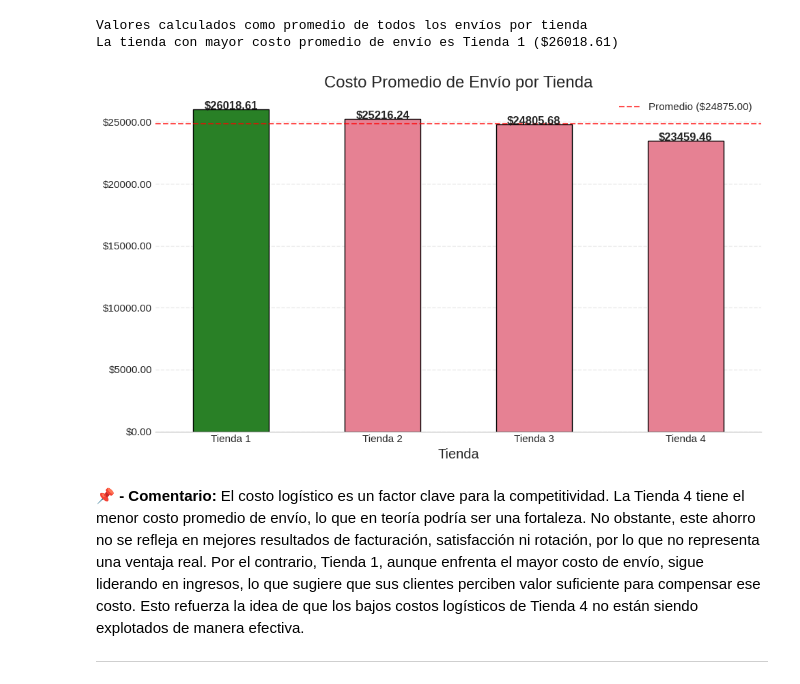
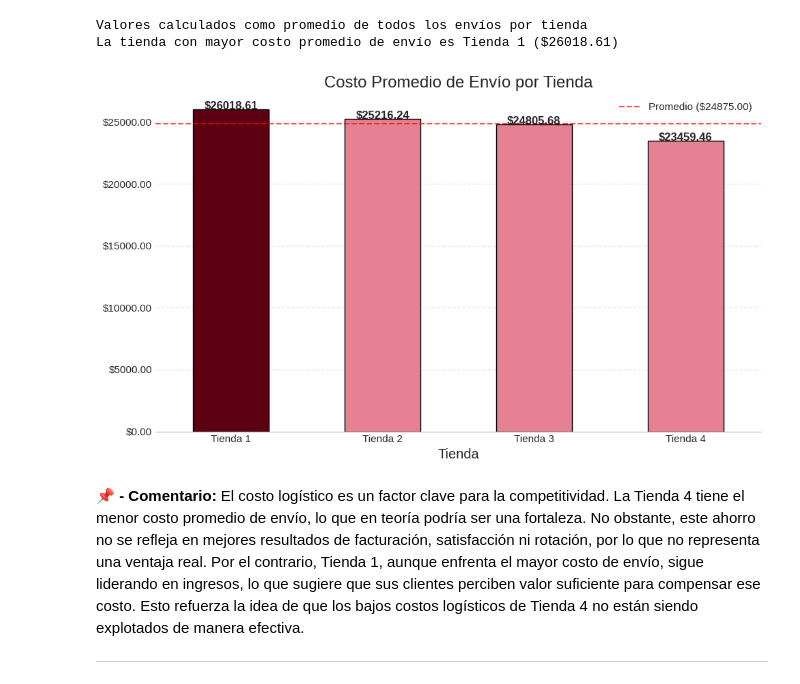
Before and after one commit to mirianosoriov/ChallegeG8-Analisis_de_Ventas-Tiendas_Alura_Store, a Jupyter notebook: Proyecto1_AluraStore.ipynb, the cells around one changed output. Cells and saved outputs as stored; diff of their text form; code cells hidden in the pictures.

```diff
--- a/Proyecto1_AluraStore.ipynb
+++ b/Proyecto1_AluraStore.ipynb
@@ -475,26 +479,26 @@ La tienda con mayor costo promedio de envío es Tienda 1 ($26018.61)
 # %%
 plt.style.use('seaborn-v0_8-whitegrid')
 sns.set_palette("husl")
 plt.rcParams.update({'figure.figsize': (10, 6), 'font.size': 12})
 df = pd.DataFrame([(k, pd.read_csv(v)['Costo de envío'].mean()) for k, v in urls.items()],
                   columns=['Tienda', 'Costo Promedio']).sort_values('Costo Promedio', ascending=False)   #Calculamos el costo promedio
 fig, ax = plt.subplots()
 sns.barplot(x='Tienda', y='Costo Promedio', data=df, order=df['Tienda'], width=0.5,
             edgecolor='black', linewidth=1, ax=ax)
 for i, v in enumerate(df['Costo Promedio']):
     ax.text(i, v + 0.05, f'${v:.2f}', ha='center', fontweight='bold')
-ax.patches[0].set_facecolor('#298026')
+ax.patches[0].set_facecolor('#5E0014')
 ax.axhline(y := df['Costo Promedio'].mean(), color='red', ls='--', lw=1.5, alpha=0.7,
            label=f'Promedio (${y:.2f})')
 ax.set(title='Costo Promedio de Envío por Tienda', ylabel=None)
 ax.yaxis.set_major_formatter(ticker.StrMethodFormatter('${x:.2f}'))
 plt.legend(loc='upper right')
 sns.despine(left=True)
 plt.grid(axis='y', ls='--', alpha=0.4)
 plt.tight_layout()
 plt.show()
 # %% [output]
-[figure, old version]
+[figure, new version]
 # %% [markdown]
 📌 **- Comentario:**
 El costo logístico es un factor clave para la competitividad. La Tienda 4 tiene el menor costo promedio de envío, lo que en teoría podría ser una fortaleza. No obstante, este ahorro no se refleja en mejores resultados de facturación, satisfacción ni rotación, por lo que no representa una ventaja real. Por el contrario, Tienda 1, aunque enfrenta el mayor costo de envío, sigue liderando en ingresos, lo que sugiere que sus clientes perciben valor suficiente para compensar ese costo. Esto refuerza la idea de que los bajos costos logísticos de Tienda 4 no están siendo explotados de manera efectiva.
```
Also changed, not shown: parts of 3 cells of this notebook.
